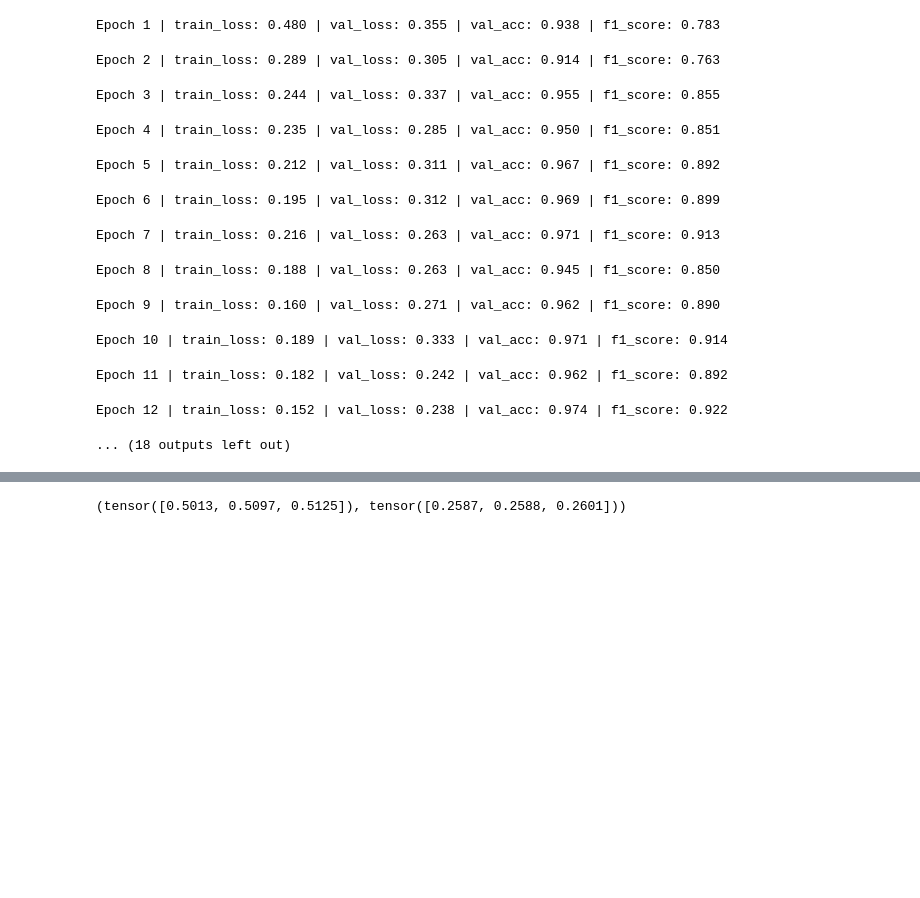
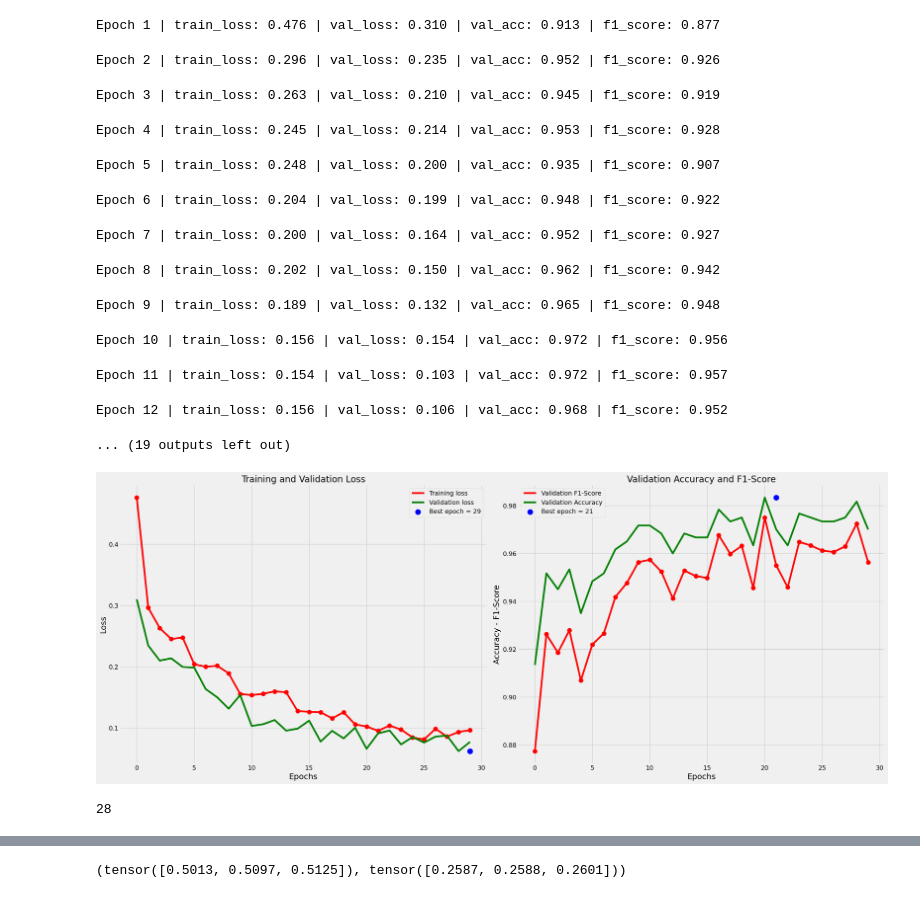
Before and after one commit to MortezaMahdaviMortazavi/TuberculosDetection, a Jupyter notebook: main.ipynb, the cells around one changed output, grey strips where cells are left out. Drawn from its saved outputs; the diff is of its cells as text; code cells hidden in the pictures; blank space fills up the shorter version.

```diff
--- a/main.ipynb
+++ b/main.ipynb
@@ -94,28 +68,35 @@ def test(model, criterion, test_loader):
 # %%
+from train import fit
+from metrics import F1ScoreCrossEntropyLoss
+
 num_epochs = 30
 model = LeNet(num_classes=2).to(config.DEVICE)
-class_weights = torch.tensor([1.0, 3500/700]).to(config.DEVICE)
-criterion = nn.CrossEntropyLoss(weight=class_weights)
-optimizer = optim.Adam(model.parameters(), lr=0.0005)
-tr_loader , val_loader , test_loader = data_loader.create_dataloader(None,None,None)
-for epoch in range(num_epochs):
-    train_loss = train(model=model,criterion=criterion,optimizer=optimizer,train_loader=tr_loader)
-    val_loss , acc , macro_f1 = test(model,criterion,val_loader)
-    print(f"Epoch {epoch+1} | train_loss: {train_loss:.3f} | val_loss: {val_loss:.3f} | val_acc: {acc:.3f} | f1_score: {macro_f1:.3f}")
+class_weights = torch.tensor([1.0, 2.0]).to(config.DEVICE)
+criterion = F1ScoreCrossEntropyLoss(weight=class_weights)
+# criterion = nn.CrossEntropyLoss(weight=class_weights)
+optimizer = optim.Adam(model.parameters(), lr=0.001)
+train_loader , val_loader , test_loader = data_loader.create_dataloader(None,None,None)
+train_losses,val_losses,val_accuracies,val_f1_scores = fit(model,criterion,optimizer,train_loader,val_loader,test_loader,num_epochs=num_epochs,log_file=config.LOGFILE,save_dir='log/')
 # %% [output]
-Epoch 1 | train_loss: 0.480 | val_loss: 0.355 | val_acc: 0.938 | f1_score: 0.783
+Epoch 1 | train_loss: 0.476 | val_loss: 0.310 | val_acc: 0.913 | f1_score: 0.877
-Epoch 2 | train_loss: 0.289 | val_loss: 0.305 | val_acc: 0.914 | f1_score: 0.763
+Epoch 2 | train_loss: 0.296 | val_loss: 0.235 | val_acc: 0.952 | f1_score: 0.926
-Epoch 3 | train_loss: 0.244 | val_loss: 0.337 | val_acc: 0.955 | f1_score: 0.855
+Epoch 3 | train_loss: 0.263 | val_loss: 0.210 | val_acc: 0.945 | f1_score: 0.919
-Epoch 4 | train_loss: 0.235 | val_loss: 0.285 | val_acc: 0.950 | f1_score: 0.851
+Epoch 4 | train_loss: 0.245 | val_loss: 0.214 | val_acc: 0.953 | f1_score: 0.928
-Epoch 5 | train_loss: 0.212 | val_loss: 0.311 | val_acc: 0.967 | f1_score: 0.892
+Epoch 5 | train_loss: 0.248 | val_loss: 0.200 | val_acc: 0.935 | f1_score: 0.907
-Epoch 6 | train_loss: 0.195 | val_loss: 0.312 | val_acc: 0.969 | f1_score: 0.899
+Epoch 6 | train_loss: 0.204 | val_loss: 0.199 | val_acc: 0.948 | f1_score: 0.922
-Epoch 7 | train_loss: 0.216 | val_loss: 0.263 | val_acc: 0.971 | f1_score: 0.913
+Epoch 7 | train_loss: 0.200 | val_loss: 0.164 | val_acc: 0.952 | f1_score: 0.927
-Epoch 8 | train_loss: 0.188 | val_loss: 0.263 | val_acc: 0.945 | f1_score: 0.850
+Epoch 8 | train_loss: 0.202 | val_loss: 0.150 | val_acc: 0.962 | f1_score: 0.942
-Epoch 9 | train_loss: 0.160 | val_loss: 0.271 | val_acc: 0.962 | f1_score: 0.890
+Epoch 9 | train_loss: 0.189 | val_loss: 0.132 | val_acc: 0.965 | f1_score: 0.948
-Epoch 10 | train_loss: 0.189 | val_loss: 0.333 | val_acc: 0.971 | f1_score: 0.914
+Epoch 10 | train_loss: 0.156 | val_loss: 0.154 | val_acc: 0.972 | f1_score: 0.956
-Epoch 11 | train_loss: 0.182 | val_loss: 0.242 | val_acc: 0.962 | f1_score: 0.892
+Epoch 11 | train_loss: 0.154 | val_loss: 0.103 | val_acc: 0.972 | f1_score: 0.957
-Epoch 12 | train_loss: 0.152 | val_loss: 0.238 | val_acc: 0.974 | f1_score: 0.922
+Epoch 12 | train_loss: 0.156 | val_loss: 0.106 | val_acc: 0.968 | f1_score: 0.952
-... (18 outputs left out)
+... (19 outputs left out)
+# %%
+import utils
+utils.plot_training_results(val_f1_scores,train_losses,val_accuracies,val_losses)
+# %% [output]
+[figure, added]
+28
 # %%
 def predict_and_gather_uncorrected(model, data_loader):
     """
```
Also changed, not shown: parts of 4 cells of this notebook, 8 other files.
